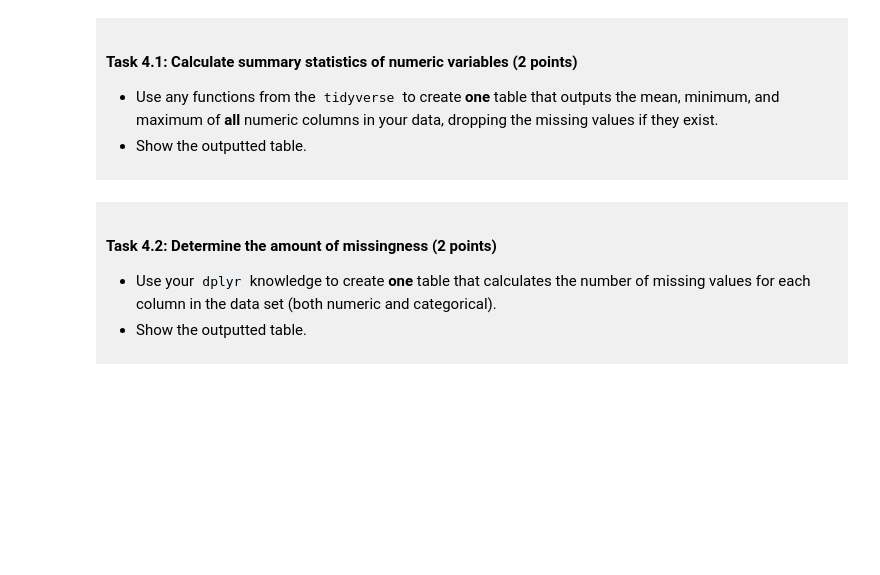
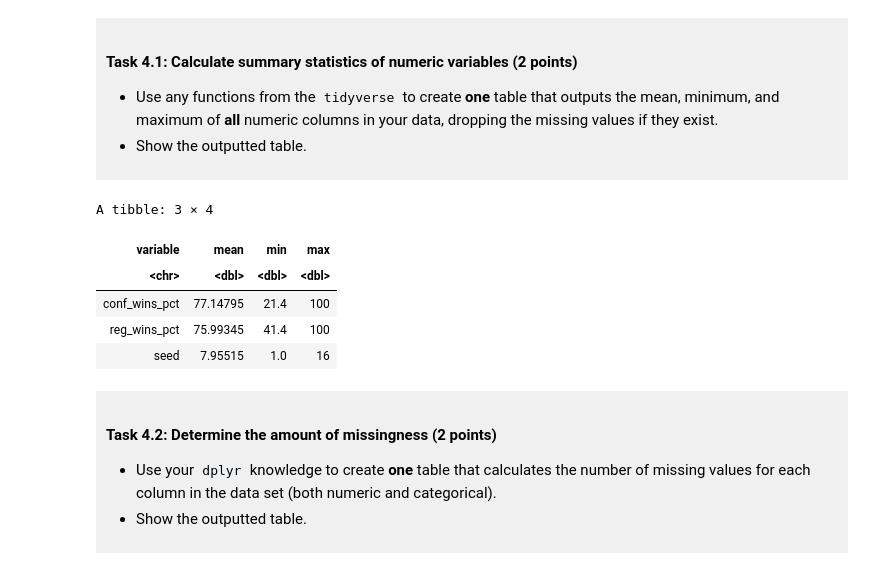
Before and after one commit to rubixion/dsci-100-project, a Jupyter notebook: dsci-100-project-notebook.ipynb, the cells around one changed output. Cells and saved outputs as stored; diff of their text form; code cells hidden in the pictures; blank space fills up the shorter version.

```diff
--- a/dsci-100-project-notebook.ipynb
+++ b/dsci-100-project-notebook.ipynb
@@ -272,7 +273,27 @@ You will refine your research question (if needed) and produce a tidy data set.
 
 </div>
 # %%
-### EDIT THIS CODE CELL ###
+summary <- tidy_data |>
+    # select the numerical columns to summarize
+    select(seed, conf_wins_pct, reg_wins_pct) |>
+    # put the variables all in 1 column so they can be grouped and summarized
+    pivot_longer(c(seed, conf_wins_pct, reg_wins_pct),
+                 names_to = "variable",
+                 values_to = "value") |>
+    # calculate the summary statistics
+    group_by(variable) |>
+    summarize(mean = mean(value, na.rm = TRUE),
+              min = min(value, na.rm = TRUE),
+              max = max(value, na.rm = TRUE))
+
+summary
+# %% [output]
+A tibble: 3 × 4
+| variable | mean | min | max |
+| <chr> | <dbl> | <dbl> | <dbl> |
+| conf_wins_pct | 77.14795 | 21.4 | 100 |
+| reg_wins_pct | 75.99345 | 41.4 | 100 |
+| seed | 7.95515 | 1.0 | 16 |
 # %% [markdown]
 <div style="background-color: #f0f0f0; padding: 10px;">
 
```
Also changed, not shown: parts of 5 cells of this notebook.
